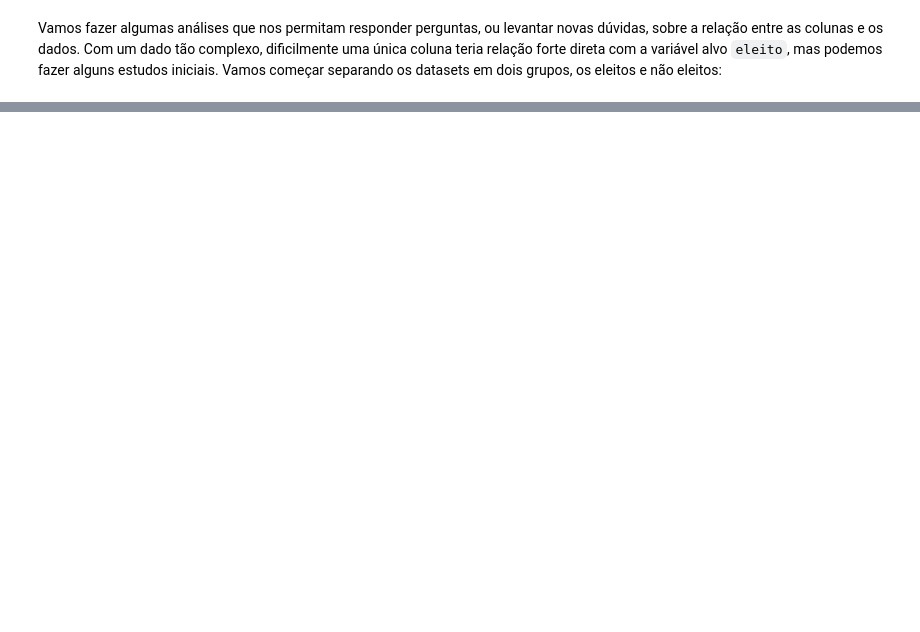
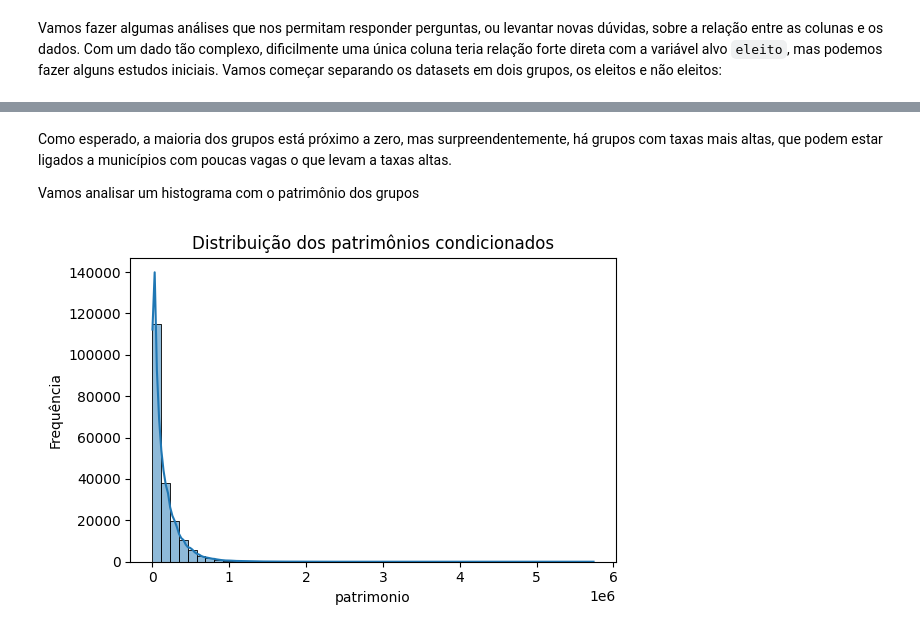
Before and after one commit to andreclaudino/pos-puc-rio-mvp-ciencia-de-dados, a Jupyter notebook: analise.ipynb, the cells around one changed output, grey strips where cells are left out. Drawn from its saved outputs; the diff is of its cells as text; code cells hidden in the pictures; blank space fills up the shorter version.

```diff
--- a/analise.ipynb
+++ b/analise.ipynb
@@ -1553,0 +1507,13 @@ A melhor forma de fazer essa preparaçao dos dados é com um pipeline do SparkML
+# %% [markdown]
+Como esperado, a maioria dos grupos está próximo a zero, mas surpreendentemente, há grupos com taxas mais altas, que podem estar ligados a municípios com poucas vagas o que levam a taxas altas.
+
+Vamos analisar um histograma com o patrimônio dos grupos
+# %%
+create_histogram(
+    taxas_eleicoes,
+    target_column_name="patrimonio",
+    bins=50,
+    title = "Distribuição dos patrimônios condicionados",
+).show()
+# %% [output]
+[figure, added]
```
Also changed, not shown: parts of 72 cells of this notebook, 2 other files.
